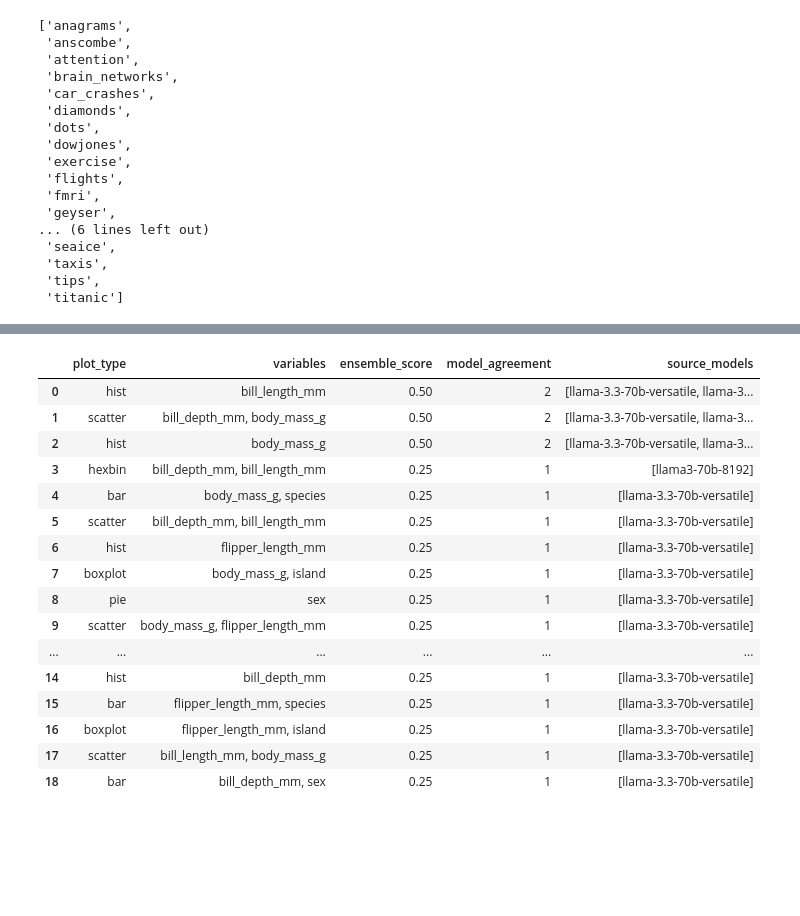
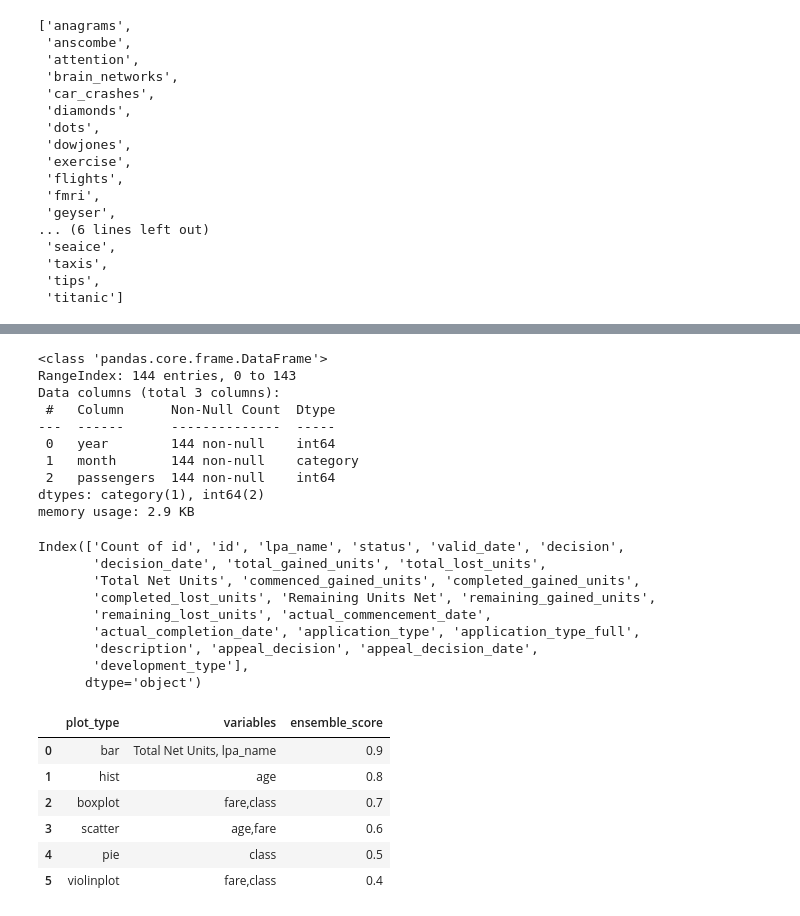
Before and after one commit to jerryola1/PlotSenseAI, a Jupyter notebook: test.ipynb, the cells around one changed output, grey strips where cells are left out. Saved outputs shown, nothing was run; the diff lists cells and outputs as text; code cells hidden in the pictures; blank space fills up the shorter version.

```diff
--- a/test.ipynb
+++ b/test.ipynb
@@ -42,21 +54,45 @@ Index(['species', 'island', 'bill_length_mm', 'bill_depth_mm',
+# %%
+flights.info()
+# %% [output]
+<class 'pandas.core.frame.DataFrame'>
+RangeIndex: 144 entries, 0 to 143
+Data columns (total 3 columns):
+ #   Column      Non-Null Count  Dtype
+---  ------      --------------  -----
+ 0   year        144 non-null    int64
+ 1   month       144 non-null    category
+ 2   passengers  144 non-null    int64
+dtypes: category(1), int64(2)
+memory usage: 2.9 KB
+# %%
+hack.columns
+# %% [output]
+Index(['Count of id', 'id', 'lpa_name', 'status', 'valid_date', 'decision',
+       'decision_date', 'total_gained_units', 'total_lost_units',
+       'Total Net Units', 'commenced_gained_units', 'completed_gained_units',
+       'completed_lost_units', 'Remaining Units Net', 'remaining_gained_units',
+       'remaining_lost_units', 'actual_commencement_date',
+       'actual_completion_date', 'application_type', 'application_type_full',
+       'description', 'appeal_decision', 'appeal_decision_date',
+       'development_type'],
+      dtype='object')
 # %%
-recommendation = recommender(titanic, n=20)
-recommendation
+# recommendation = recommender(hack, n=20)
+# recommendation
-# %% [output]
-|  | plot_type | variables | ensemble_score | model_agreement | source_models |
-| 0 | hist | bill_length_mm | 0.50 | 2 | [llama-3.3-70b-versatile, llama-3... |
-| 1 | scatter | bill_depth_mm, body_mass_g | 0.50 | 2 | [llama-3.3-70b-versatile, llama-3... |
-| 2 | hist | body_mass_g | 0.50 | 2 | [llama-3.3-70b-versatile, llama-3... |
-| 3 | hexbin | bill_depth_mm, bill_length_mm | 0.25 | 1 | [llama3-70b-8192] |
-| 4 | bar | body_mass_g, species | 0.25 | 1 | [llama-3.3-70b-versatile] |
-| 5 | scatter | bill_depth_mm, bill_length_mm | 0.25 | 1 | [llama-3.3-70b-versatile] |
-| 6 | hist | flipper_length_mm | 0.25 | 1 | [llama-3.3-70b-versatile] |
-| 7 | boxplot | body_mass_g, island | 0.25 | 1 | [llama-3.3-70b-versatile] |
-| 8 | pie | sex | 0.25 | 1 | [llama-3.3-70b-versatile] |
-| 9 | scatter | body_mass_g, flipper_length_mm | 0.25 | 1 | [llama-3.3-70b-versatile] |
-| ... | ... | ... | ... | ... | ... |
-| 14 | hist | bill_depth_mm | 0.25 | 1 | [llama-3.3-70b-versatile] |
-| 15 | bar | flipper_length_mm, species | 0.25 | 1 | [llama-3.3-70b-versatile] |
-| 16 | boxplot | flipper_length_mm, island | 0.25 | 1 | [llama-3.3-70b-versatile] |
-| 17 | scatter | bill_length_mm, body_mass_g | 0.25 | 1 | [llama-3.3-70b-versatile] |
-| 18 | bar | bill_depth_mm, sex | 0.25 | 1 | [llama-3.3-70b-versatile] |
+# %%
+ # Create sample recommendations
+test_rec = pd.DataFrame({
+    'plot_type': ['bar', 'hist', 'boxplot', 'scatter', 'pie', 'violinplot'],
+    'variables': ['Total Net Units, lpa_name', 'age', 'fare,class', 'age,fare', 'class', 'fare,class'],
+    'ensemble_score': [0.9, 0.8, 0.7, 0.6, 0.5, 0.4]
+})
+
+test_rec
+# %% [output]
+|  | plot_type | variables | ensemble_score |
+| 0 | bar | Total Net Units, lpa_name | 0.9 |
+| 1 | hist | age | 0.8 |
+| 2 | boxplot | fare,class | 0.7 |
+| 3 | scatter | age,fare | 0.6 |
+| 4 | pie | class | 0.5 |
+| 5 | violinplot | fare,class | 0.4 |
```
Also changed, not shown: parts of 14 cells of this notebook.
